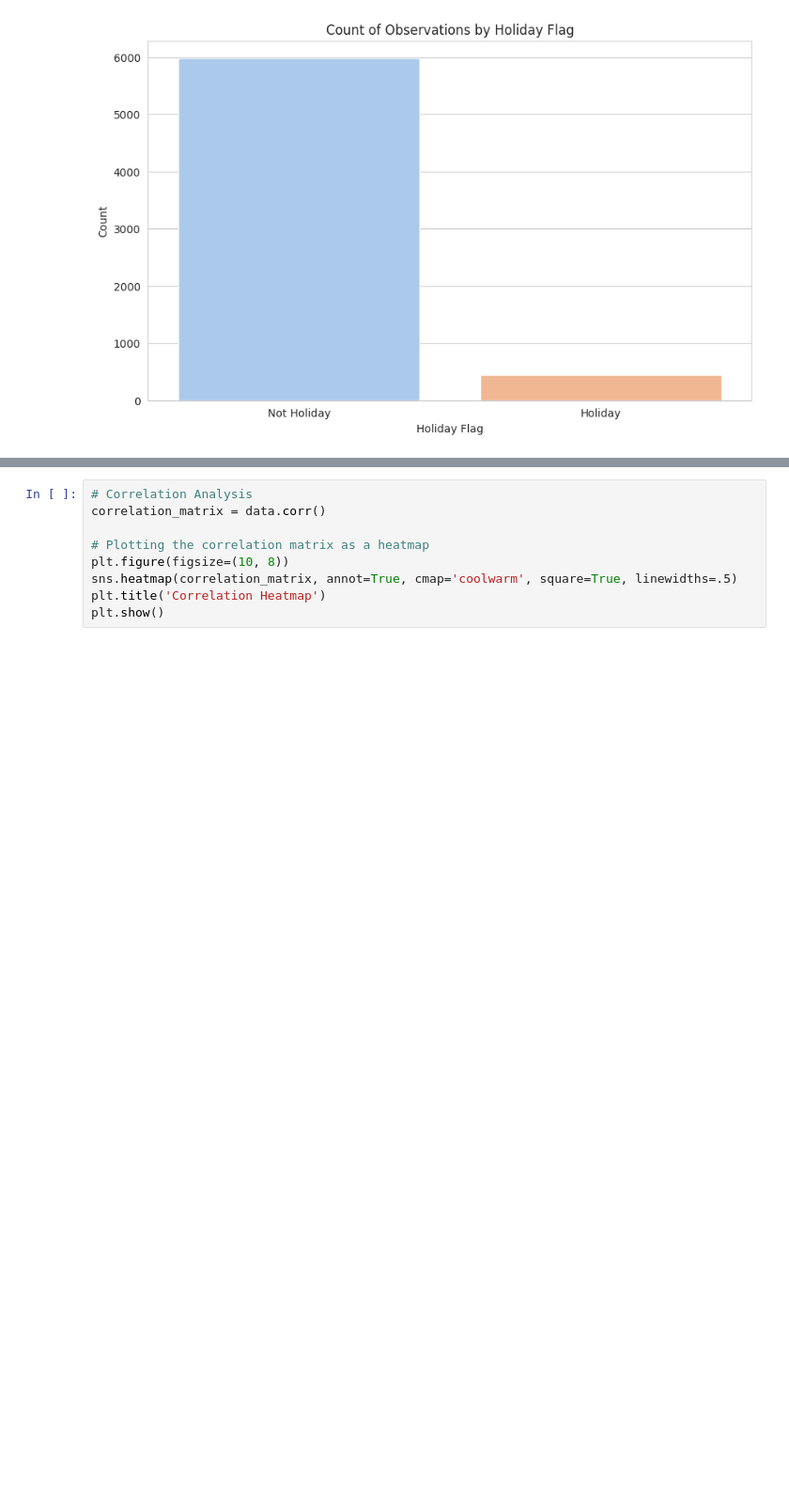
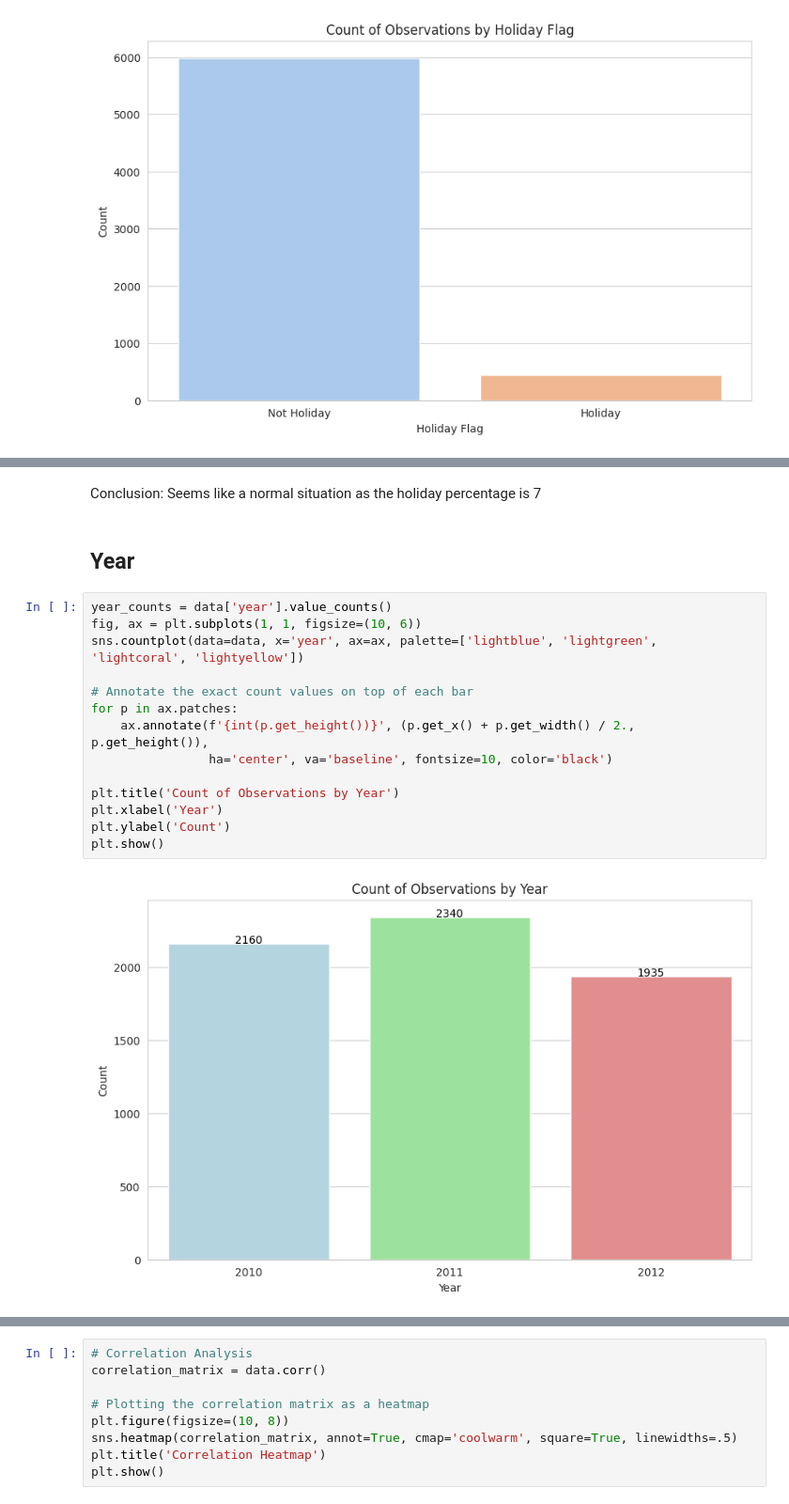
Before and after one commit to MansurPro/walmart_dataset, a Jupyter notebook: walmart_dataset.ipynb, the cells around one changed output, grey strips where cells are left out. Shown at 94% size. Saved outputs shown, nothing was run; the diff lists cells and outputs as text; blank space fills up the shorter version.

```diff
--- a/walmart_dataset.ipynb
+++ b/walmart_dataset.ipynb
@@ -263,0 +265,20 @@ Passing `palette` without assigning `hue` is deprecated and will be removed in v
+# %% [markdown]
+Conclusion: Seems like a normal situation as the holiday percentage is 7
+# %% [markdown]
+## Year
+# %%
+year_counts = data['year'].value_counts()
+fig, ax = plt.subplots(1, 1, figsize=(10, 6))
+sns.countplot(data=data, x='year', ax=ax, palette=['lightblue', 'lightgreen', 'lightcoral', 'lightyellow'])
+
+# Annotate the exact count values on top of each bar
+for p in ax.patches:
+    ax.annotate(f'{int(p.get_height())}', (p.get_x() + p.get_width() / 2., p.get_height()),
+                ha='center', va='baseline', fontsize=10, color='black')
+
+plt.title('Count of Observations by Year')
+plt.xlabel('Year')
+plt.ylabel('Count')
+plt.show()
+# %% [output]
+[figure, added]
```
Also changed, not shown: parts of 79 cells of this notebook.
